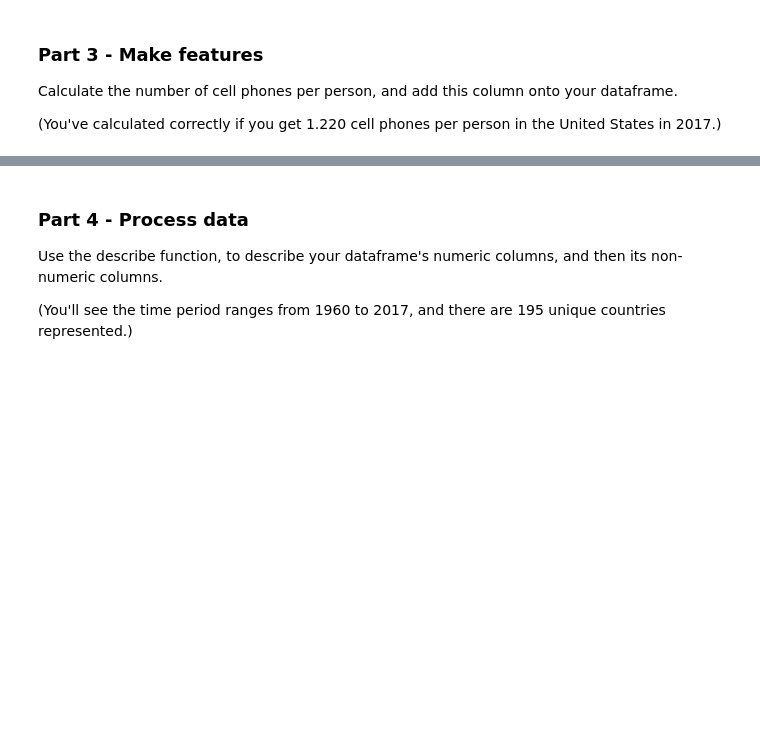
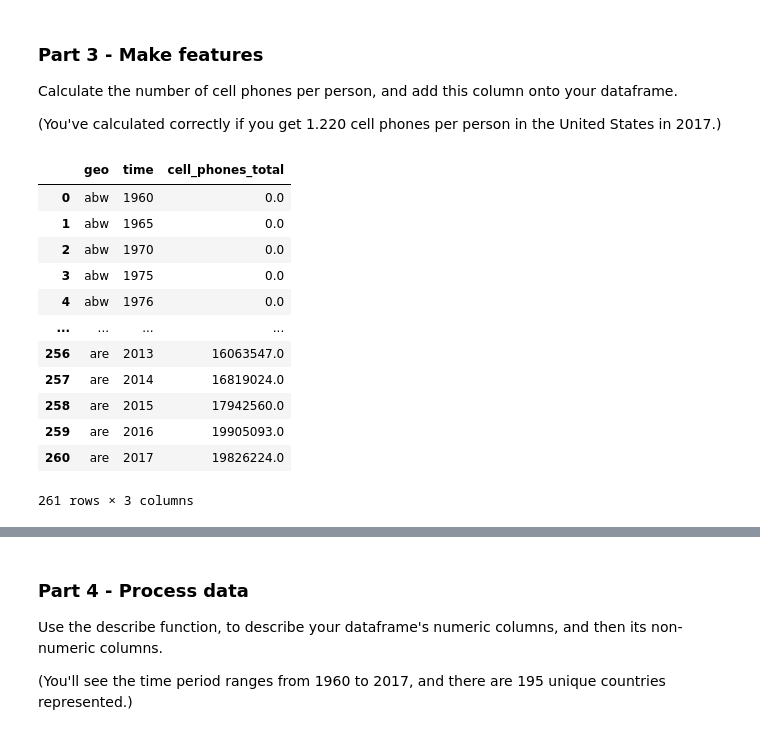
Before and after one commit to marianvinas/DS-Unit-1-Sprint-1-Data-Wrangling-and-Storytelling-1, a Jupyter notebook: DS_Unit_1_Sprint_Challenge_1_Data_Wrangling_and_Storytelling.ipynb, the cells around one changed output, grey strips where cells are left out. Cells and saved outputs as stored; diff of their text form; code cells hidden in the pictures; blank space fills up the shorter version.

```diff
--- a/DS_Unit_1_Sprint_Challenge_1_Data_Wrangling_and_Storytelling.ipynb
+++ b/DS_Unit_1_Sprint_Challenge_1_Data_Wrangling_and_Storytelling.ipynb
@@ -192,3 +186,18 @@ Calculate the number of cell phones per person, and add this column onto your da
 (You've calculated correctly if you get 1.220 cell phones per person in the United States in 2017.)
 # %%
 # Your Work Here
+cell_phones.head(261)
+# %% [output]
+|  | geo | time | cell_phones_total |
+| 0 | abw | 1960 | 0.0 |
+| 1 | abw | 1965 | 0.0 |
+| 2 | abw | 1970 | 0.0 |
+| 3 | abw | 1975 | 0.0 |
+| 4 | abw | 1976 | 0.0 |
+| ... | ... | ... | ... |
+| 256 | are | 2013 | 16063547.0 |
+| 257 | are | 2014 | 16819024.0 |
+| 258 | are | 2015 | 17942560.0 |
+| 259 | are | 2016 | 19905093.0 |
+| 260 | are | 2017 | 19826224.0 |
+261 rows × 3 columns
```
Also changed, not shown: parts of 6 cells of this notebook.
